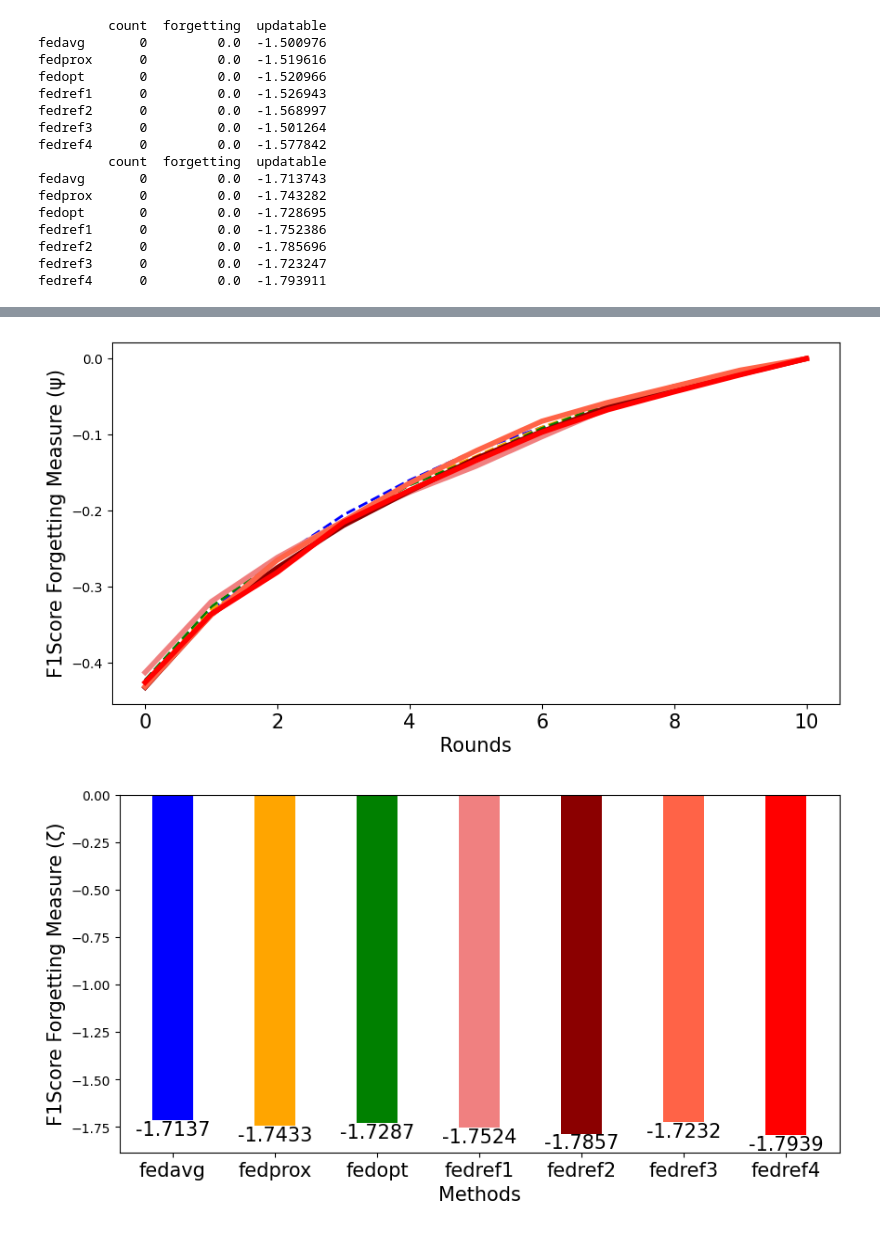
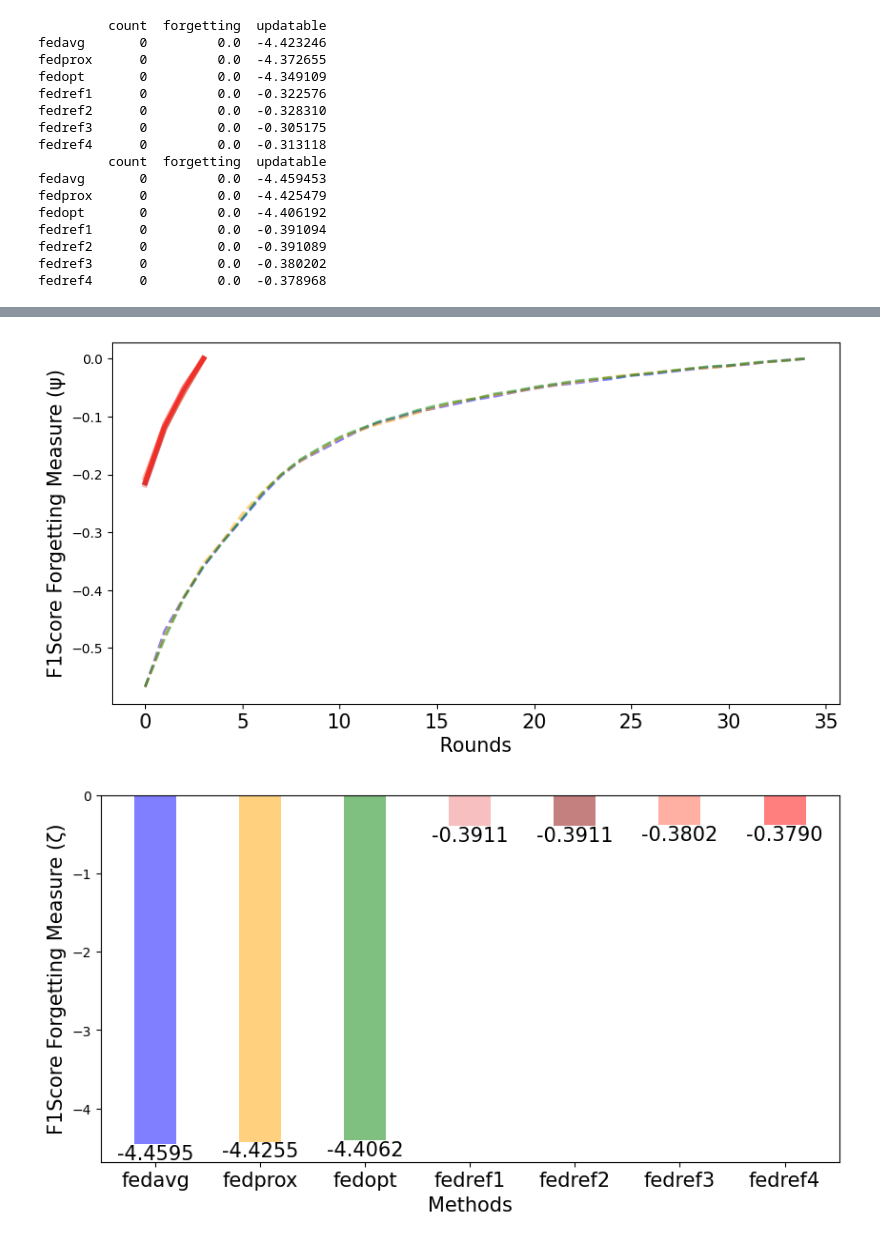
Before and after one commit to TaehwanY98/Fed-Ref, a Jupyter notebook: 2.FEMNIST.ipynb, the cells around one changed output, grey strips where cells are left out. Drawn from its saved outputs; the diff is of its cells as text; code cells hidden in the pictures.

```diff
--- a/2.FEMNIST.ipynb
+++ b/2.FEMNIST.ipynb
@@ -199,11 +199,11 @@ def whole_forgetting(fedavg, fedprox, fedopt, fedref, metrics=["loss"], num=60):
         ax.set_ylabel("F1Score Forgetting Measure (ψ)",fontsize=15)
     ax.tick_params(axis='x', labelsize=15)
     # ax.plot(np.linspace((dictionary["array"]["fedref2"][0]+dictionary["array"]["fedavg"][0])/2, 0, num), color="purple", alpha=0.5,linewidth=2)
-    ax.plot(dictionary["array"]["fedavg"], label="FedAvg", color=tableau_colors[0], linestyle="--", alpha=1,linewidth=2)
-    ax.plot(dictionary["array"]["fedprox"], label="FedProx", linestyle="--", color=tableau_colors[1], alpha=1, linewidth=2)
-    ax.plot(dictionary["array"]["fedopt"], label="FedOpt", linestyle="--", color=tableau_colors[2], alpha=1, linewidth=2)
+    ax.plot(dictionary["array"]["fedavg"], label="FedAvg", color=tableau_colors[0], linestyle="--", alpha=0.5,linewidth=2)
+    ax.plot(dictionary["array"]["fedprox"], label="FedProx", linestyle="--", color=tableau_colors[1], alpha=0.5, linewidth=2)
+    ax.plot(dictionary["array"]["fedopt"], label="FedOpt", linestyle="--", color=tableau_colors[2], alpha=0.5, linewidth=2)
     for i,l in enumerate(fedref):
-        ax.plot(dictionary["array"][f"fedref{i+1}"], label=l["label"], color=tableau_colors[i+3], alpha=1, linewidth=4)
+        ax.plot(dictionary["array"][f"fedref{i+1}"], label=l["label"], color=tableau_colors[i+3], alpha=0.5, linewidth=4)
     fig.show()
     bar_ax.tick_params(axis='x', labelsize=15)
     bar_ax.set_xlabel("Methods",fontsize=15)
@@ -222,10 +222,10 @@ def whole_forgetting(fedavg, fedprox, fedopt, fedref, metrics=["loss"], num=60):
                                                                                 dictionary["updatable"]["fedopt"]+dictionary["forgetting"]["fedopt"],
                                                                                 *[dictionary["updatable"][f"fedref{i+1}"]+dictionary["forgetting"][f"fedref{i+1}"] for i in range(len(fedref))],
                                                                                 ]
-                                                                                ,color=tableau_colors[:len(list(dictionary["count"].keys()))], alpha=1, width=0.4), fmt='%.4f', fontsize=15)
+                                                                                ,color=tableau_colors[:len(list(dictionary["count"].keys()))], alpha=0.5, width=0.4), fmt='%.4f', fontsize=15)
     bar_fig.show()
 # %%
-n =11
+n =35
 fedavg = pd.read_csv("Result/fedavg/fedavg_femnist.csv")
 fedprox = pd.read_csv("Result/fedprox/fedprox_femnist.csv")
 fedopt = pd.read_csv("Result/fedopt/fedopt_femnist.csv")
@@ -239,18 +239,18 @@ whole_forgetting(fedavg, fedprox, fedopt, fedref, metrics=["accuracy"], num=n)
 whole_forgetting(fedavg, fedprox, fedopt, fedref, metrics=["f1score"], num=n)
 # %% [output]
          count  forgetting  updatable
-fedavg       0         0.0  -1.500976
-fedprox      0         0.0  -1.519616
-fedopt       0         0.0  -1.520966
-fedref1      0         0.0  -1.526943
-fedref2      0         0.0  -1.568997
-fedref3      0         0.0  -1.501264
-fedref4      0         0.0  -1.577842
+fedavg       0         0.0  -4.423246
+fedprox      0         0.0  -4.372655
+fedopt       0         0.0  -4.349109
+fedref1      0         0.0  -0.322576
+fedref2      0         0.0  -0.328310
+fedref3      0         0.0  -0.305175
+fedref4      0         0.0  -0.313118
          count  forgetting  updatable
-fedavg       0         0.0  -1.713743
-fedprox      0         0.0  -1.743282
-fedopt       0         0.0  -1.728695
-fedref1      0         0.0  -1.752386
-fedref2      0         0.0  -1.785696
-fedref3      0         0.0  -1.723247
-fedref4      0         0.0  -1.793911
+fedavg       0         0.0  -4.459453
+fedprox      0         0.0  -4.425479
+fedopt       0         0.0  -4.406192
+fedref1      0         0.0  -0.391094
+fedref2      0         0.0  -0.391089
+fedref3      0         0.0  -0.380202
+fedref4      0         0.0  -0.378968
@@ -259,3 +259,3 @@ fedref4      0         0.0  -1.793911
-[figure, old version]
+[figure, new version]
-[figure, old version]
+[figure, new version]
 # %%
```
Also changed, not shown: parts of 6 cells of this notebook, 4 other files.
